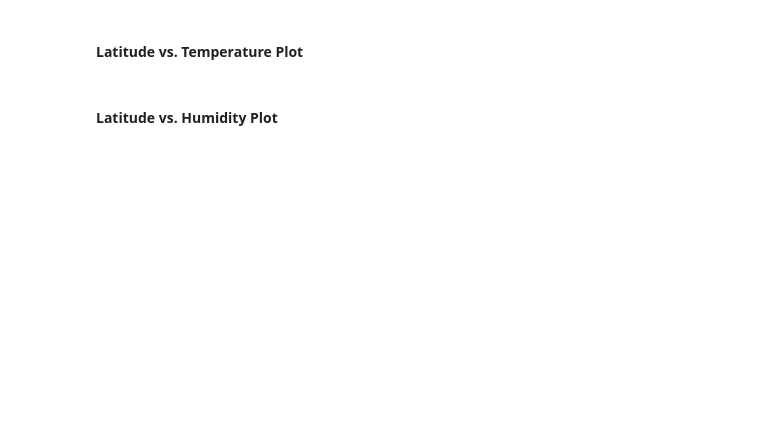
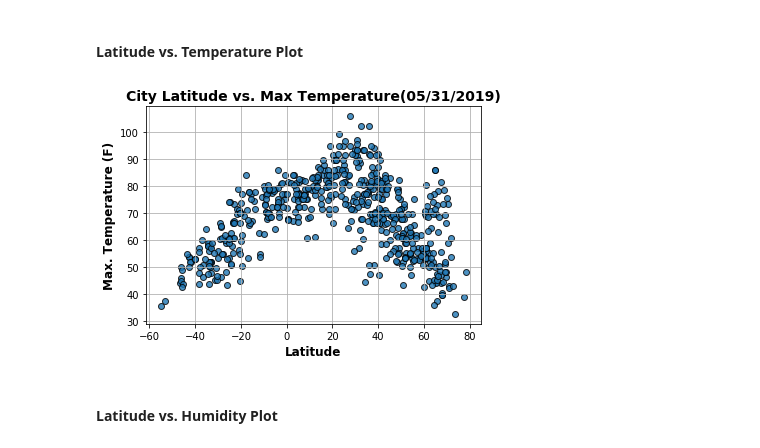
Before and after one commit to nusharama/Homework, a Jupyter notebook: PythonAPI/WeatherPy.ipynb, the cells around one changed output. Saved outputs shown, nothing was run; the diff lists cells and outputs as text; code cells hidden in the pictures; blank space fills up the shorter version.

```diff
--- a/PythonAPI/WeatherPy.ipynb
+++ b/PythonAPI/WeatherPy.ipynb
@@ -151,18 +191,30 @@ weather_data.head()
 #### Latitude vs. Temperature Plot
 # %%
 # Build a scatter plot for each data type
-plt.scatter(weather_data["Latitude"], weather_data["Max Temp"], marker="o", s = max_temp*10, edgecolor="blue", alpha=0.75, linewidth=1.0)
+# plt.scatter(weather_data["Lat"], weather_data["Max Temp"],
+#             marker="o",
+#             s = max_temp*10,
+#             edgecolor="black",
+#             alpha=0.8, linewidths=1)
+
+
+plt.scatter(weather_data["Lat"], weather_data["Max Temp"],
+            edgecolor="black", linewidths=1, marker="o",
+            alpha=0.8, label="Cities")
+
 
 # Incorporate the other graph properties
 plt.title("City Latitude vs. Max Temperature(05/31/2019)", weight='semibold',fontsize=14)
 plt.xlabel("Latitude", weight='semibold',fontsize=12)
 plt.ylabel("Max. Temperature (F)", weight='semibold',fontsize=12)
 plt.grid(True)
 
 plt.savefig('../PythonAPI/Max_Temp vs. Latitude.png', dpi=150)
 
 
 plt.show()
+# %% [output]
+[figure, added]
 # %% [markdown]
 #### Latitude vs. Humidity Plot
 # %%
```
Also changed, not shown: parts of 8 cells of this notebook, 22 other files.
